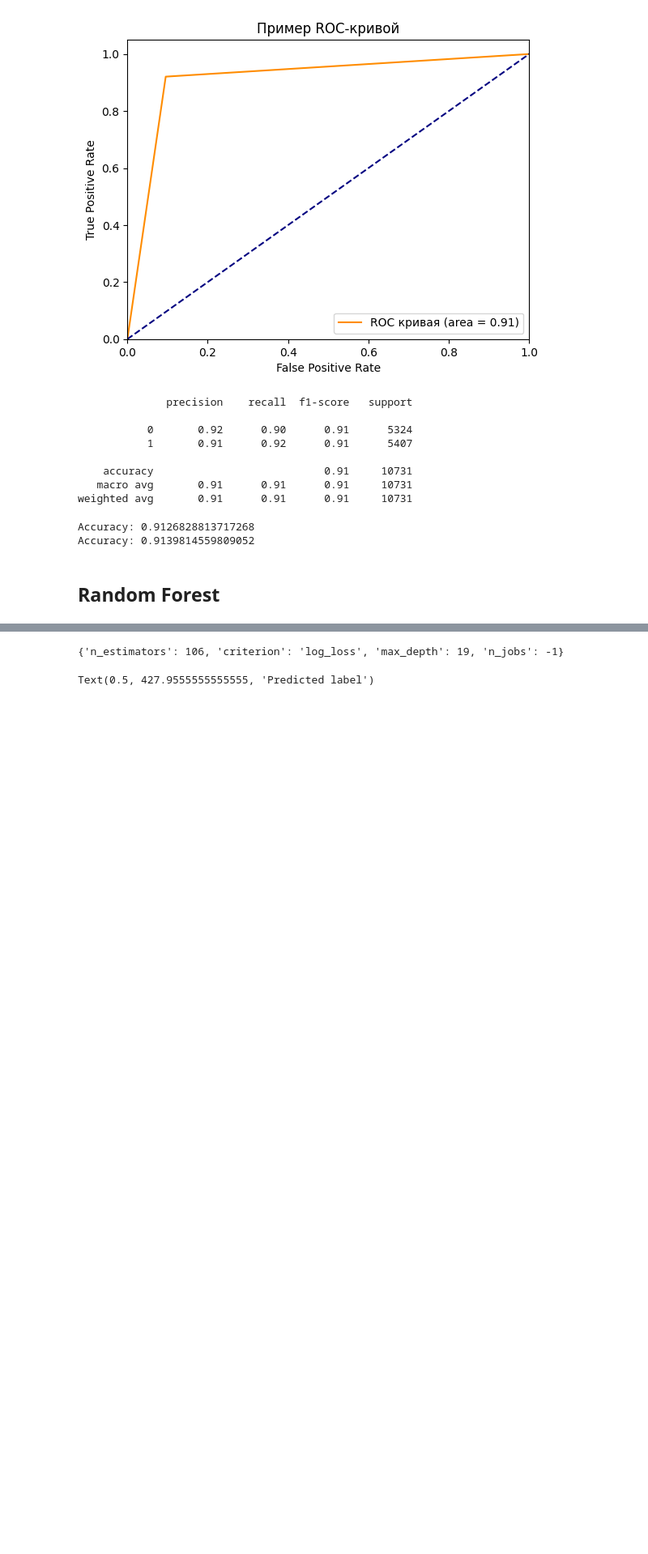
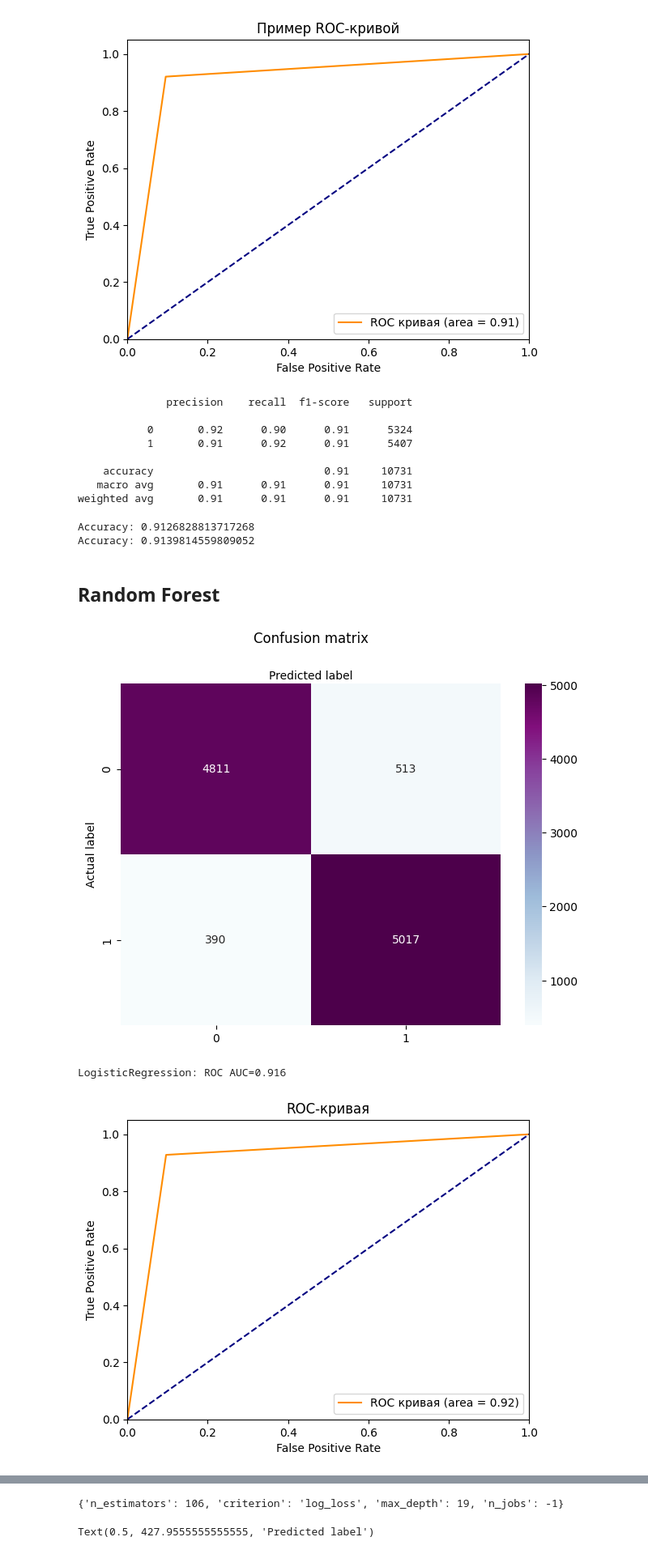
Before and after one commit to wizard339/education, a Jupyter notebook: misis/nlp/Untitled.ipynb, the cells around one changed output, grey strips where cells are left out. Shown: that part at 81% size. Saved outputs shown, nothing was run; the diff lists cells and outputs as text; code cells hidden in the pictures; blank space fills up the shorter version.

```diff
--- a/misis/nlp/Untitled.ipynb
+++ b/misis/nlp/Untitled.ipynb
@@ -626,4 +683,11 @@ Accuracy: 0.9139814559809052
 # %% [markdown]
 ## Random Forest
 # %%
-rfc = RandomForestClassifier()
+rfc = RandomForestClassifier(random_state=42)
+rfc.fit(X_train, y_train)
+y_preds = rfc.predict(X_test)
+castom_evaluate(y_test, y_preds)
+# %% [output]
+[figure, added]
+LogisticRegression: ROC AUC=0.916
+[figure, added]
```
Also changed, not shown: parts of 20 cells of this notebook.
